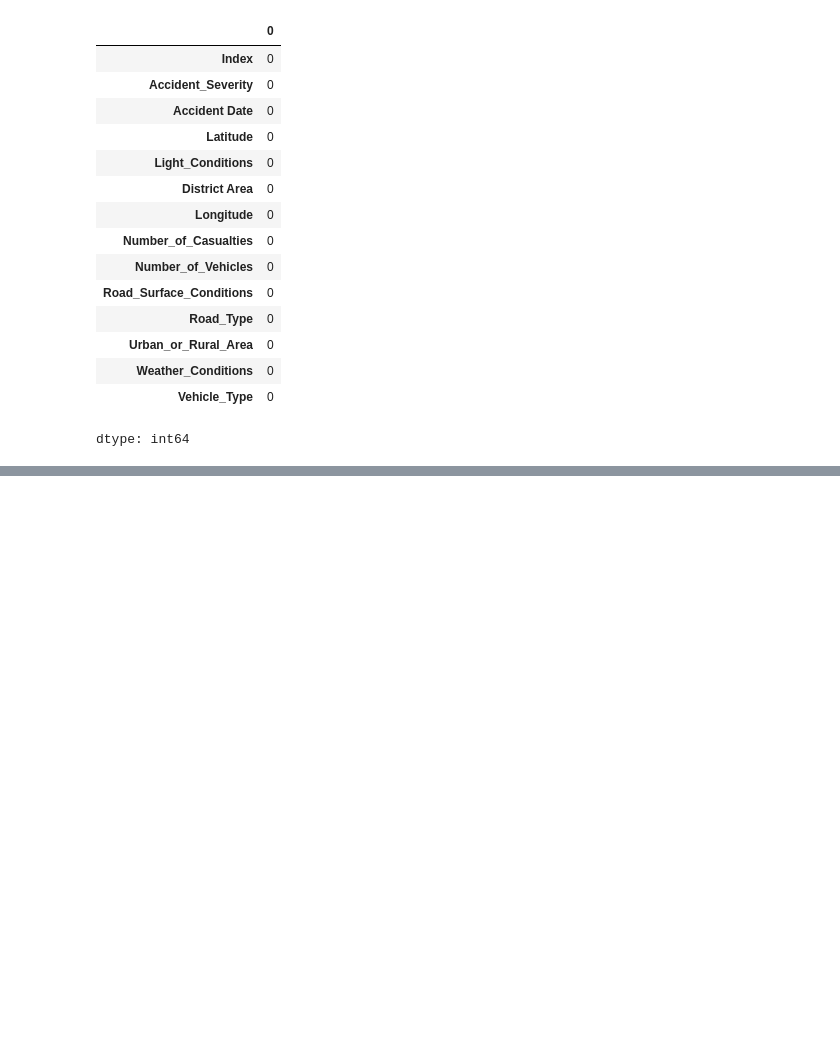
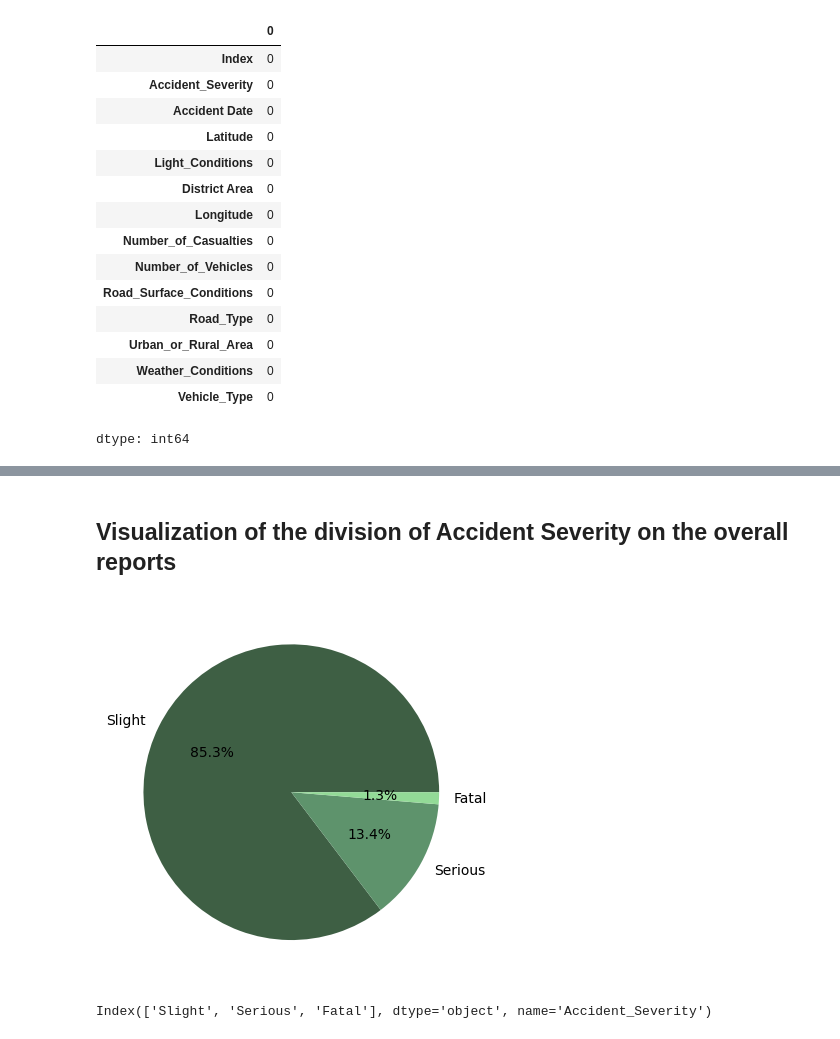
Before and after one commit to kvnwave/ELEC303-DATA-ANALYTICS-AGUILERA, a Jupyter notebook: uk_accident.ipynb, the cells around one changed output, grey strips where cells are left out. Saved outputs shown, nothing was run; the diff lists cells and outputs as text; code cells hidden in the pictures; blank space fills up the shorter version.

```diff
--- a/uk_accident.ipynb
+++ b/uk_accident.ipynb
@@ -799,0 +233,20 @@ dtype: int64
+# %% [markdown]
+<h2>Visualization of the division of Accident Severity on the overall reports</h2>
+# %%
+severity_counts = uk['Accident_Severity'].value_counts()
+
+plt.pie(
+        severity_counts,
+        labels = severity_counts.index,
+        autopct = '%1.1f%%',
+        textprops={'color':"black"},
+        colors = ['#3E5F44','#5E936C','#93DA97']
+
+)
+plt.show()
+# %% [output]
+[figure, added]
+# %%
+severity_counts.index
+# %% [output]
+Index(['Slight', 'Serious', 'Fatal'], dtype='object', name='Accident_Severity')
```
Also changed, not shown: parts of 146 cells of this notebook.
